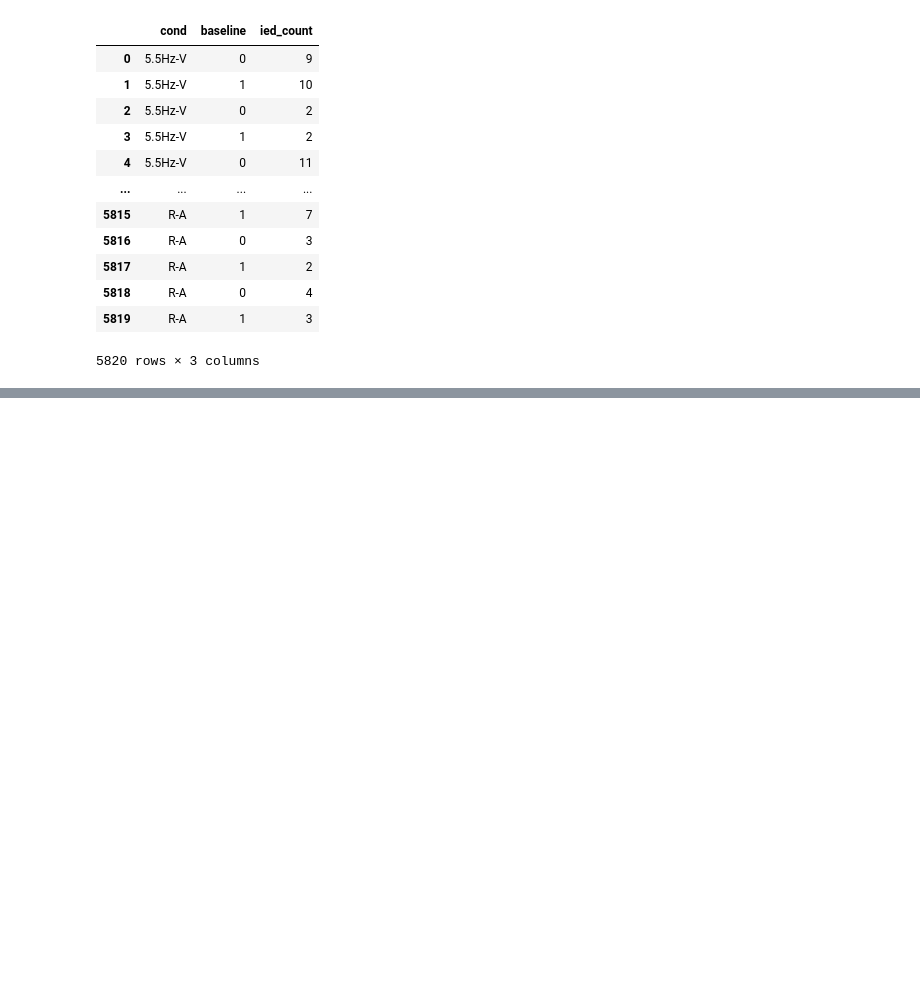
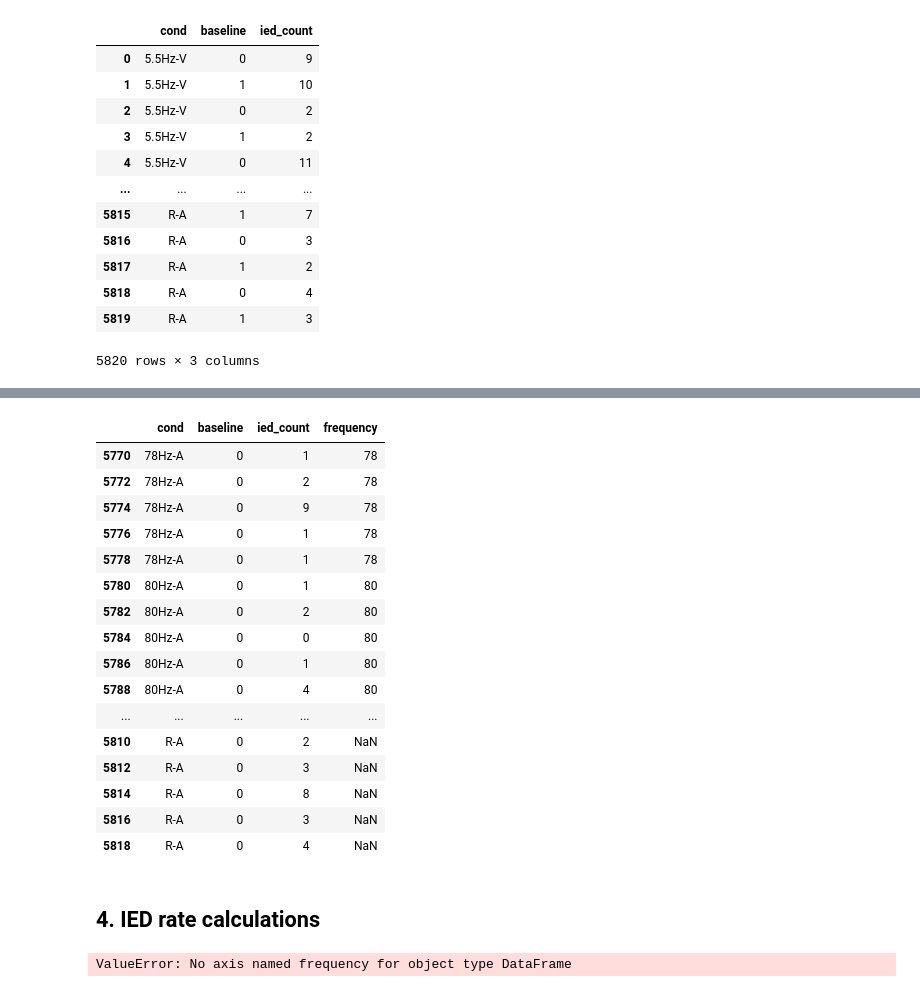
Before and after one commit to Simurgh818/IED_distributions, a Jupyter notebook: IED-rate_freq.ipynb, the cells around one changed output, grey strips where cells are left out. Drawn from its saved outputs; the diff is of its cells as text; code cells hidden in the pictures; blank space fills up the shorter version.

```diff
--- a/IED-rate_freq.ipynb
+++ b/IED-rate_freq.ipynb
@@ -83,0 +105,28 @@ ied_df_sel_stim.head(10)
+# %%
+ied_df_sel_stim.tail(25)
+# %% [output]
+|  | cond | baseline | ied_count | frequency |
+| 5770 | 78Hz-A | 0 | 1 | 78 |
+| 5772 | 78Hz-A | 0 | 2 | 78 |
+| 5774 | 78Hz-A | 0 | 9 | 78 |
+| 5776 | 78Hz-A | 0 | 1 | 78 |
+| 5778 | 78Hz-A | 0 | 1 | 78 |
+| 5780 | 80Hz-A | 0 | 1 | 80 |
+| 5782 | 80Hz-A | 0 | 2 | 80 |
+| 5784 | 80Hz-A | 0 | 0 | 80 |
+| 5786 | 80Hz-A | 0 | 1 | 80 |
+| 5788 | 80Hz-A | 0 | 4 | 80 |
+| ... | ... | ... | ... | ... |
+| 5810 | R-A | 0 | 2 | NaN |
+| 5812 | R-A | 0 | 3 | NaN |
+| 5814 | R-A | 0 | 8 | NaN |
+| 5816 | R-A | 0 | 3 | NaN |
+| 5818 | R-A | 0 | 4 | NaN |
+# %% [markdown]
+## 4. IED rate calculations
+# %%
+# drop NAN:
+ied_df_sel_stim.dropna(axis='frequency')
+ied_df_sel_stim.tail(10)
+# %% [output]
+ValueError: No axis named frequency for object type DataFrame
```
Also changed, not shown: parts of 12 cells of this notebook, 1 other file.
